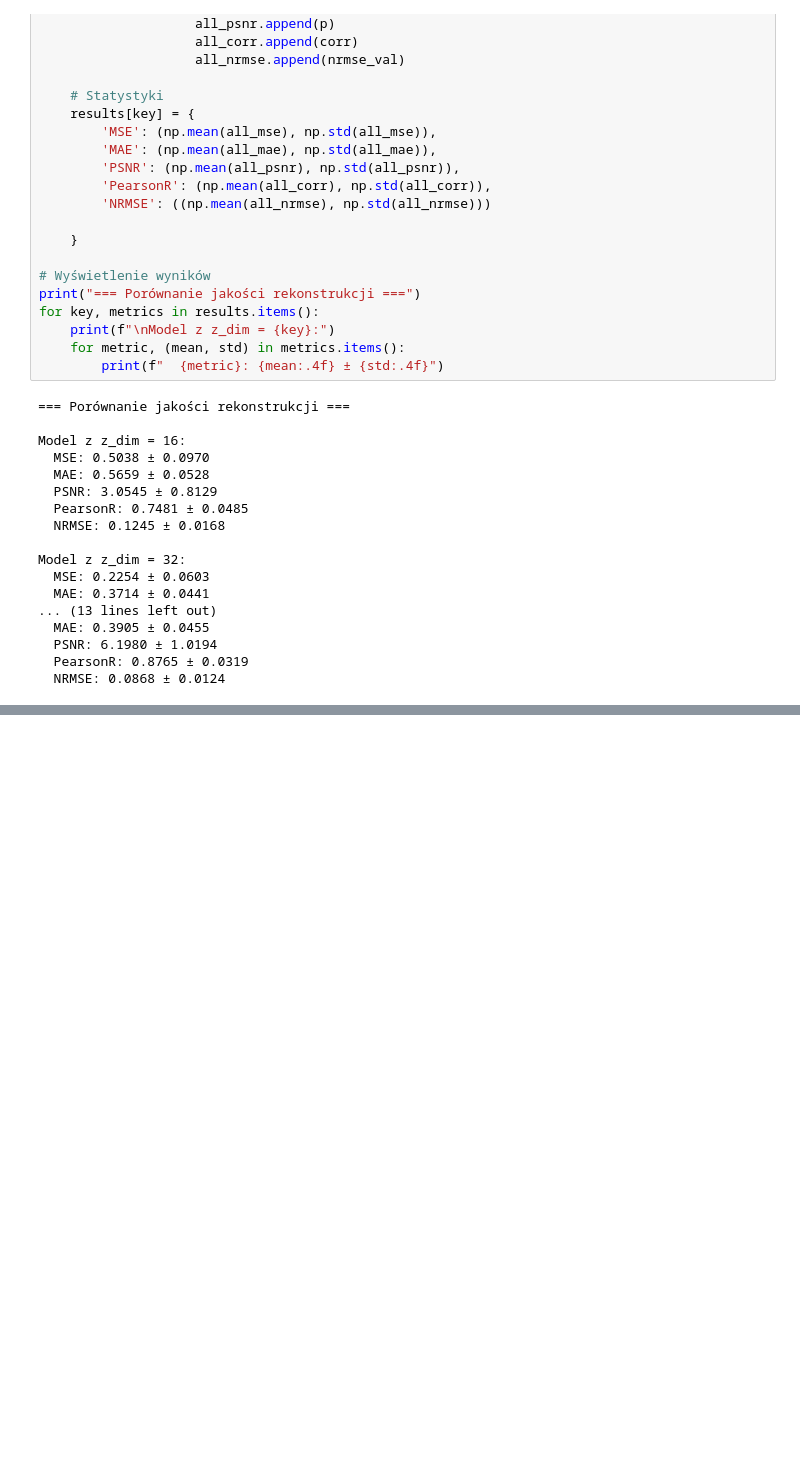
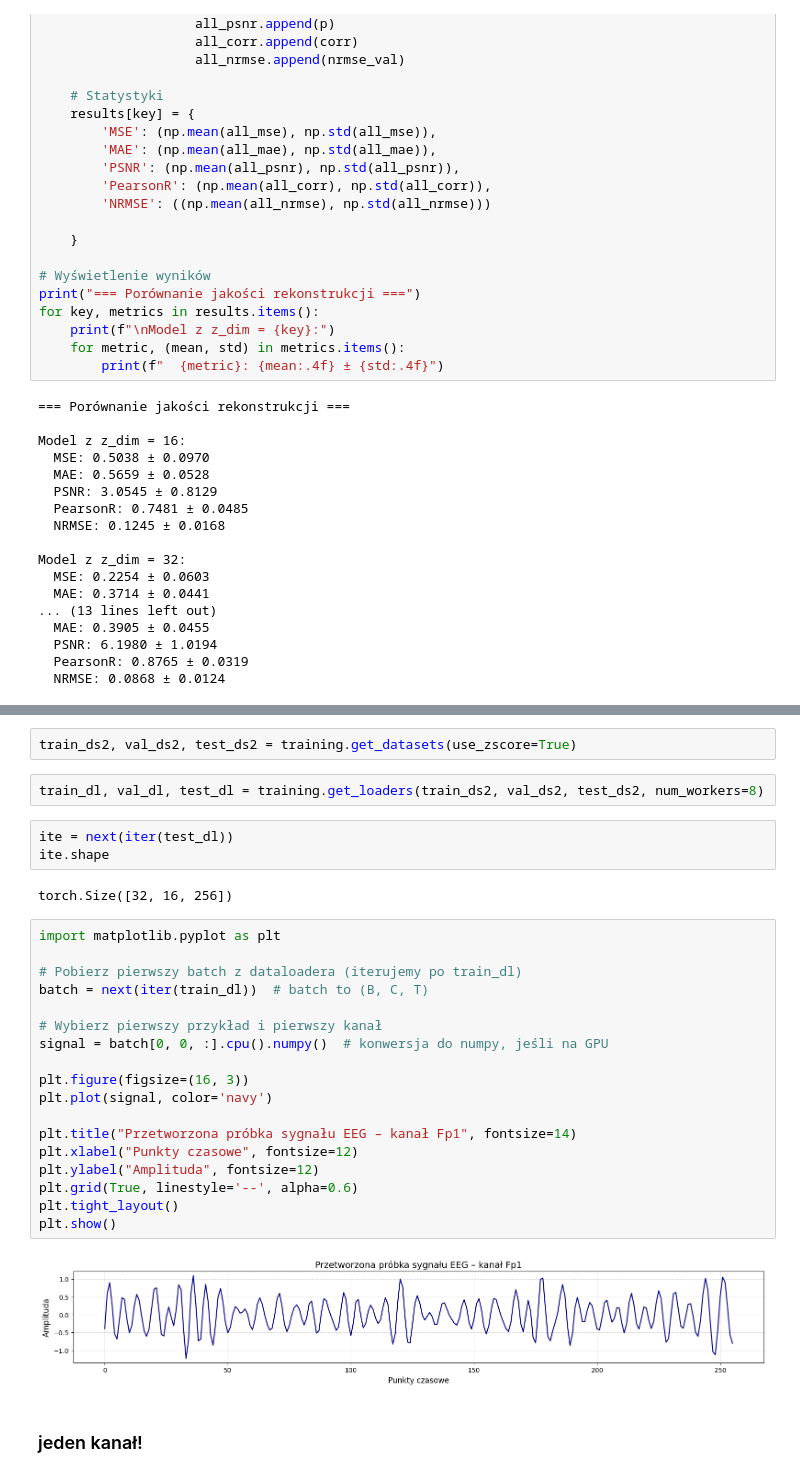
Before and after one commit to Nightbaka/mind-reader, a Jupyter notebook: experiments/vaeeg_experiments.ipynb, the cells around one changed output, grey strips where cells are left out. Cells and saved outputs as stored; diff of their text form; blank space fills up the shorter version.

```diff
--- a/experiments/vaeeg_experiments.ipynb
+++ b/experiments/vaeeg_experiments.ipynb
@@ -274,0 +369,31 @@ Model z z_dim = 32:
+# %%
+train_ds2, val_ds2, test_ds2 = training.get_datasets(use_zscore=True)
+# %%
+train_dl, val_dl, test_dl = training.get_loaders(train_ds2, val_ds2, test_ds2, num_workers=8)
+# %%
+ite = next(iter(test_dl))
+ite.shape
+# %% [output]
+torch.Size([32, 16, 256])
+# %%
+import matplotlib.pyplot as plt
+
+# Pobierz pierwszy batch z dataloadera (iterujemy po train_dl)
+batch = next(iter(train_dl))  # batch to (B, C, T)
+
+# Wybierz pierwszy przykład i pierwszy kanał
+signal = batch[0, 0, :].cpu().numpy()  # konwersja do numpy, jeśli na GPU
+
+plt.figure(figsize=(16, 3))
+plt.plot(signal, color='navy')
+
+plt.title("Przetworzona próbka sygnału EEG – kanał Fp1", fontsize=14)
+plt.xlabel("Punkty czasowe", fontsize=12)
+plt.ylabel("Amplituda", fontsize=12)
+plt.grid(True, linestyle='--', alpha=0.6)
+plt.tight_layout()
+plt.show()
+# %% [output]
+[figure, added]
+# %% [markdown]
+### jeden kanał!
```
Also changed, not shown: parts of 8 cells of this notebook, 1 other file.
